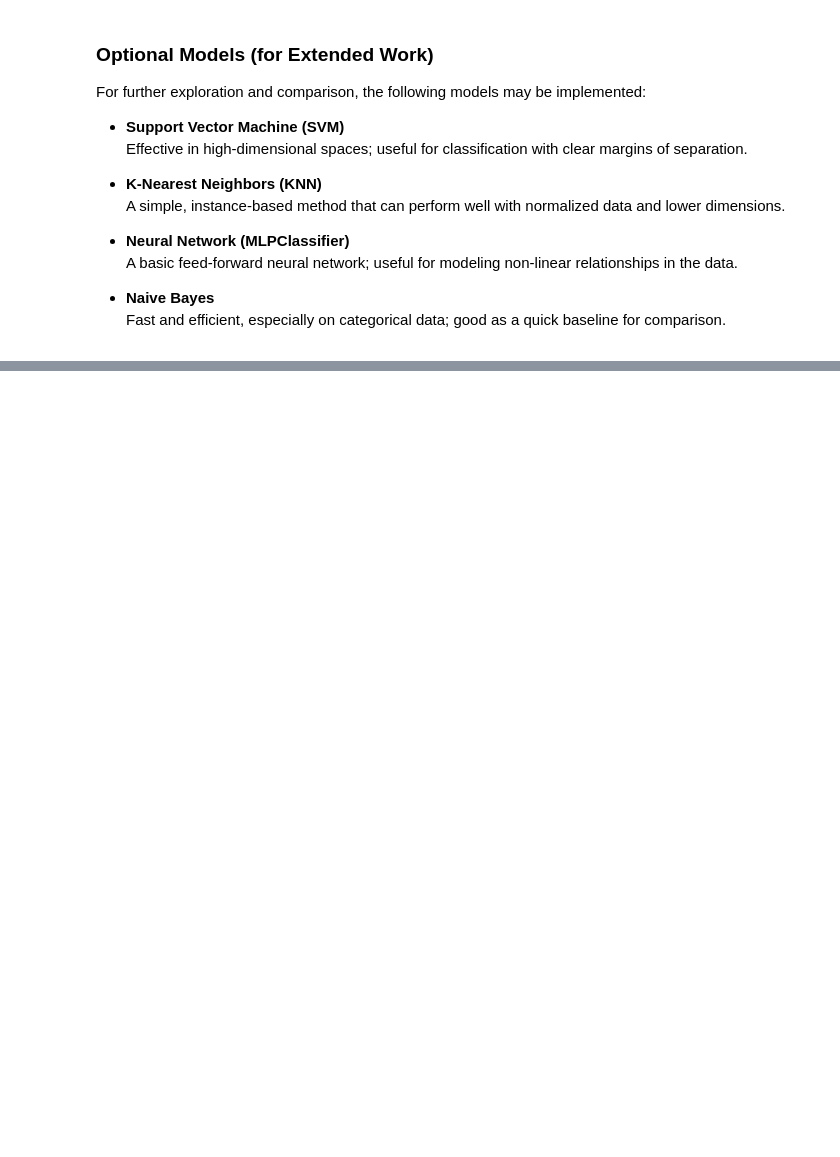
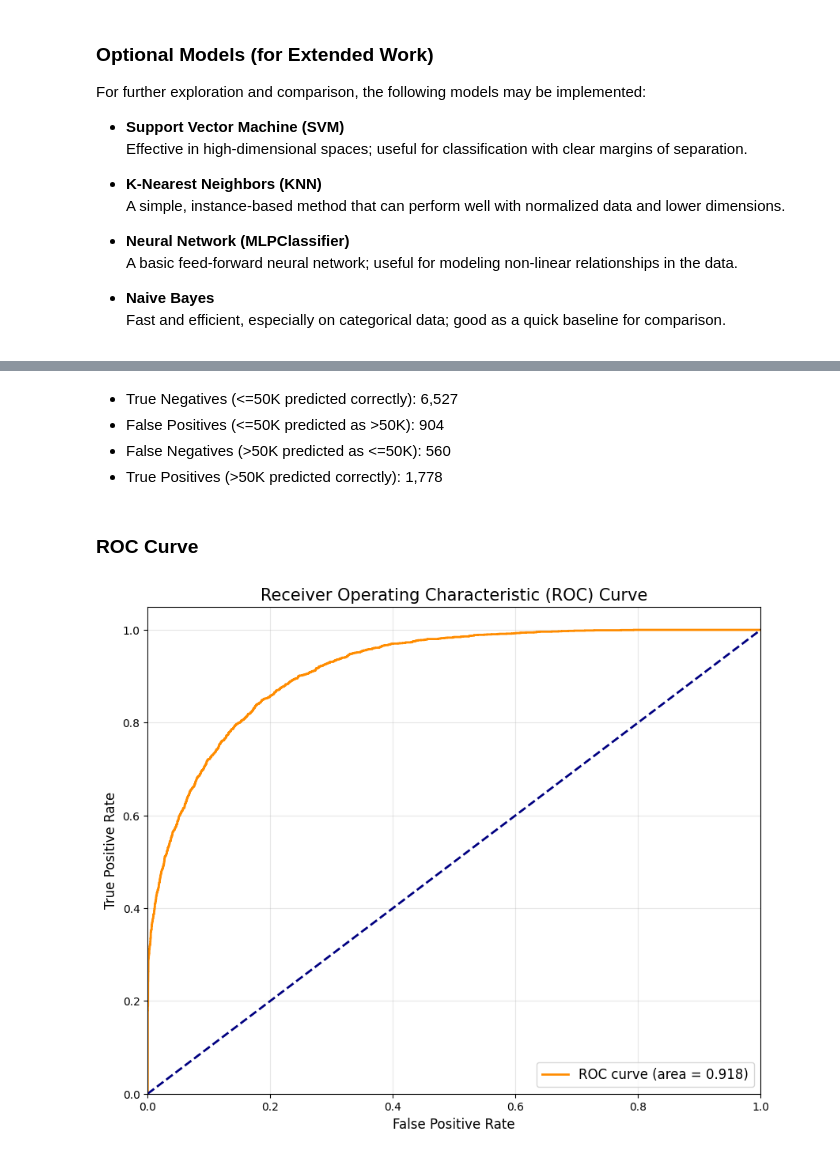
Before and after one commit to xHuGODx/TAA-Project, a Jupyter notebook: adult_dataset.ipynb, the cells around one changed output, grey strips where cells are left out. Drawn from its saved outputs; the diff is of its cells as text; code cells hidden in the pictures; blank space fills up the shorter version.

```diff
--- a/adult_dataset.ipynb
+++ b/adult_dataset.ipynb
@@ -1853,0 +1925,25 @@ For further exploration and comparison, the following models may be implemented:
+# %% [markdown]
+- True Negatives (<=50K predicted correctly): 6,527
+- False Positives (<=50K predicted as >50K): 904
+- False Negatives (>50K predicted as <=50K): 560
+- True Positives (>50K predicted correctly): 1,778
+# %% [markdown]
+### ROC Curve
+# %%
+# ROC Curve
+plt.figure(figsize=(10, 8))
+fpr, tpr, _ = roc_curve(y_test, y_proba)
+roc_auc = auc(fpr, tpr)
+plt.plot(fpr, tpr, color='darkorange', lw=2, label=f'ROC curve (area = {roc_auc:.3f})')
+plt.plot([0, 1], [0, 1], color='navy', lw=2, linestyle='--')
+plt.xlim([0.0, 1.0])
+plt.ylim([0.0, 1.05])
+plt.xlabel('False Positive Rate', fontsize=12)
+plt.ylabel('True Positive Rate', fontsize=12)
+plt.title('Receiver Operating Characteristic (ROC) Curve', fontsize=15)
+plt.legend(loc="lower right", fontsize=12)
+plt.grid(alpha=0.3)
+plt.savefig('figs/roc_curve.png', dpi=300, bbox_inches='tight')
+plt.show()
+# %% [output]
+[figure, added]
```
Also changed, not shown: parts of 34 cells of this notebook, 5 other files.
